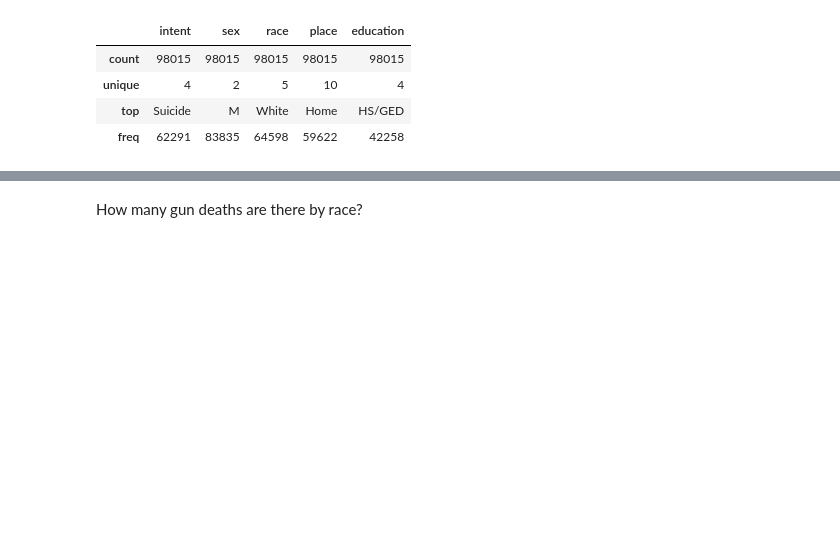
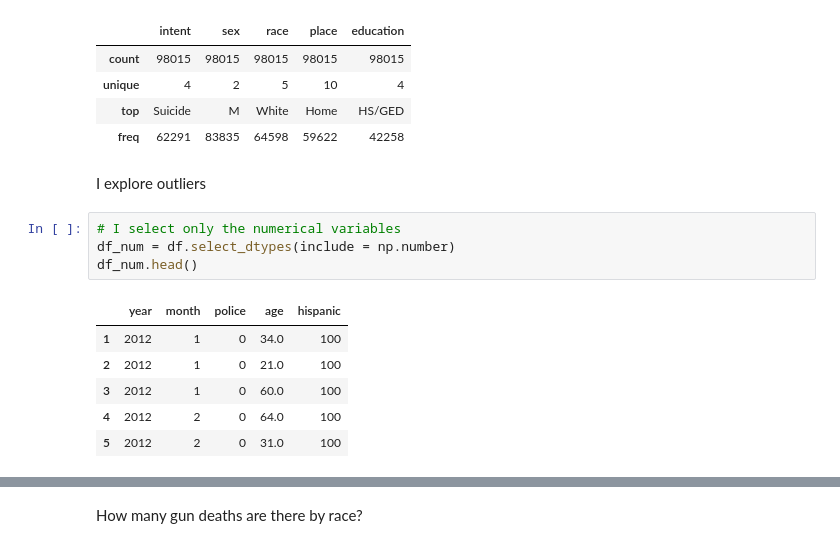
Before and after one commit to lcp87/guns_usa, a Jupyter notebook: guns.ipynb, the cells around one changed output, grey strips where cells are left out. Saved outputs shown, nothing was run; the diff lists cells and outputs as text; blank space fills up the shorter version.

Commit message:
outliers

```diff
--- a/guns.ipynb
+++ b/guns.ipynb
@@ -131,3 +147,16 @@ df.describe(include="object")
 | unique | 4 | 2 | 5 | 10 | 4 |
 | top | Suicide | M | White | Home | HS/GED |
 | freq | 62291 | 83835 | 64598 | 59622 | 42258 |
+# %% [markdown]
+<font color= "cian"> I explore outliers
+# %%
+# I select only the numerical variables
+df_num = df.select_dtypes(include = np.number)
+df_num.head()
+# %% [output]
+|  | year | month | police | age | hispanic |
+| 1 | 2012 | 1 | 0 | 34.0 | 100 |
+| 2 | 2012 | 1 | 0 | 21.0 | 100 |
+| 3 | 2012 | 1 | 0 | 60.0 | 100 |
+| 4 | 2012 | 2 | 0 | 64.0 | 100 |
+| 5 | 2012 | 2 | 0 | 31.0 | 100 |
```
Also changed, not shown: parts of 24 cells of this notebook.
